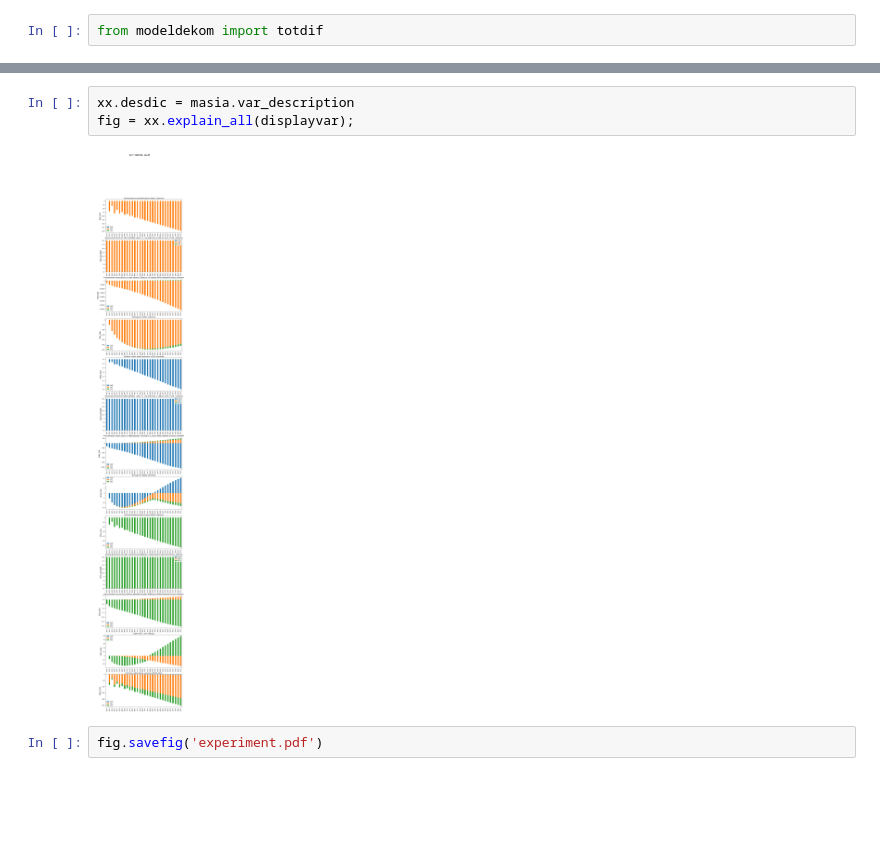
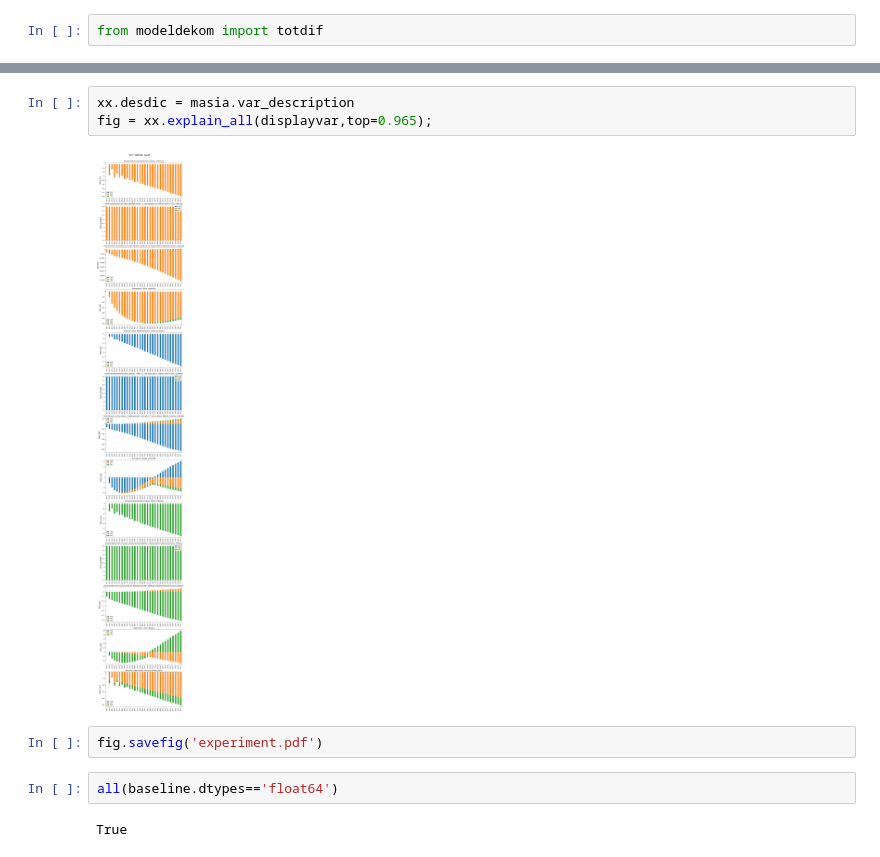
Before and after one commit to IbHansen/UNESCAP-Asia, a Jupyter notebook: Asia/Asia run model.ipynb, the cells around one changed output, grey strips where cells are left out. Drawn from its saved outputs; the diff is of its cells as text; blank space fills up the shorter version.

```diff
--- a/Asia/Asia run model.ipynb
+++ b/Asia/Asia run model.ipynb
@@ -67,7 +85,11 @@ Total dekomp took       :        25.8 Seconds
 # %%
 xx.desdic = masia.var_description
-fig = xx.explain_all(displayvar);
+fig = xx.explain_all(displayvar,top=0.965);
 # %% [output]
-[figure, old version]
+[figure, new version]
 # %%
 fig.savefig('experiment.pdf')
+# %%
+all(baseline.dtypes=='float64')
+# %% [output]
+True
```
Also changed, not shown: parts of 3 cells of this notebook, 6 other files.
